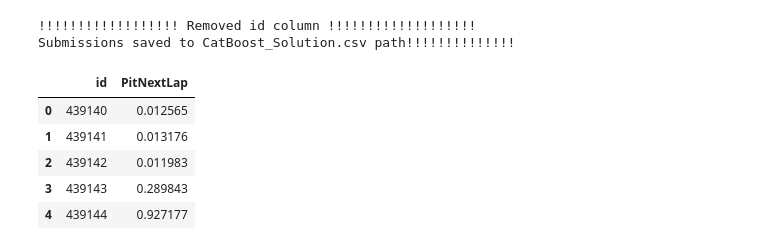
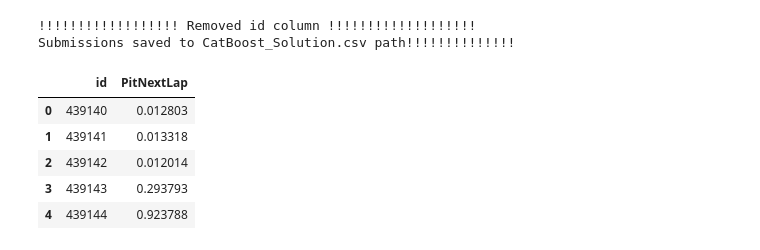
Before and after one commit to vijaytakbhate2002/kaggle_competition_solutions, a Jupyter notebook: f1_pit_stop_prediction/f1-pit-stop-prediction-catboost.ipynb, the cells around one changed output. Saved outputs shown, nothing was run; the diff lists cells and outputs as text; code cells hidden in the pictures.

```diff
--- a/f1_pit_stop_prediction/f1-pit-stop-prediction-catboost.ipynb
+++ b/f1_pit_stop_prediction/f1-pit-stop-prediction-catboost.ipynb
@@ -478,21 +862,21 @@ Submissions saved to CatBoost_Solution.csv path!!!!!!!!!!!!!!
 # %%
 model_names = ['xgb', 'lgb', 'cat']
 model_scores = [roc_auc_score(y_test, y_prob_test_xgb), roc_auc_score(y_test, y_prob_test_lgb), roc_auc_score(y_test, y_prob_test_cat)]
 weights = [score / sum(model_scores) for score in model_scores]
 model_weights = dict(zip(model_names, weights))
 
-lgb_predictions = pd.read_csv("First_LGB_solution.csv")
+lgb_predictions = pd.read_csv("First_LGB_solution_11_05_2026.csv")
 xgb_predictions = pd.read_csv("First_XGB_solution.csv")
 cat_predictions = pd.read_csv("CatBoost_Solution.csv")
 
 final_predictions_v1 = model_weights['xgb'] * xgb_predictions['PitNextLap'] + model_weights['lgb'] * lgb_predictions['PitNextLap'] + model_weights['cat'] * cat_predictions['PitNextLap']
 final_predictions_v1_df = pd.DataFrame({'id': test_df_scaled_v1['id'], 'PitNextLap':final_predictions_v1})
 final_predictions_v1_df.head()
 # %% [output]
 |  | id | PitNextLap |
-| 0 | 439140 | 0.012565 |
-| 1 | 439141 | 0.013176 |
-| 2 | 439142 | 0.011983 |
-| 3 | 439143 | 0.289843 |
-| 4 | 439144 | 0.927177 |
+| 0 | 439140 | 0.012803 |
+| 1 | 439141 | 0.013318 |
+| 2 | 439142 | 0.012014 |
+| 3 | 439143 | 0.293793 |
+| 4 | 439144 | 0.923788 |
 # %%
```
Also changed, not shown: parts of 18 cells of this notebook, 12 other files.
